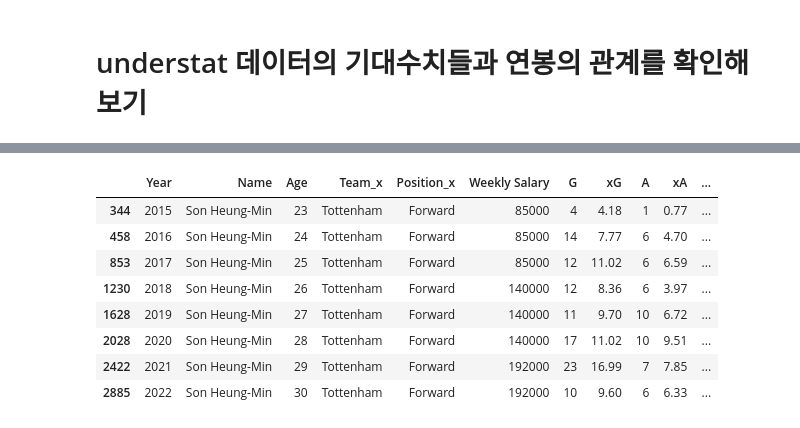
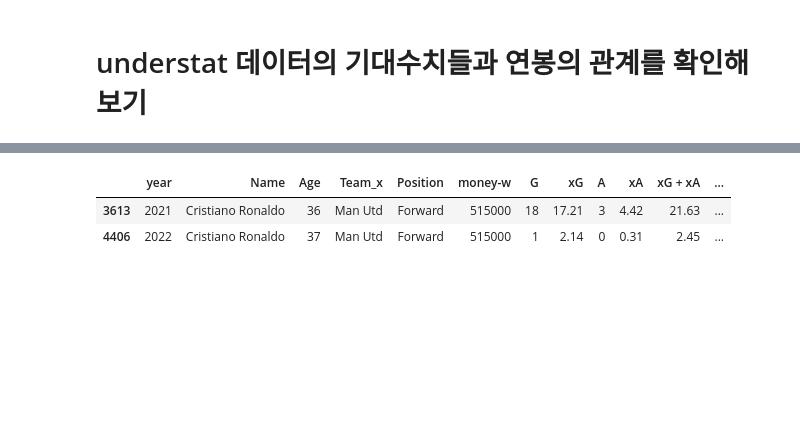
Before and after one commit to LEEINSEO-0118/EPL_EDA_Project, a Jupyter notebook: stat_salary.ipynb, the cells around one changed output, grey strips where cells are left out. Drawn from its saved outputs; the diff is of its cells as text; code cells hidden in the pictures; blank space fills up the shorter version.

```diff
--- a/stat_salary.ipynb
+++ b/stat_salary.ipynb
@@ -71,6 +75,6 @@ memory usage: 265.1+ KB
 # %%
 # 데이터가 players에 없거나 salary에 없는 경우가 있기에 그런 경우를 제외하기 위해 inner join
-player_salary = pd.merge(players, salary, left_on = ['Name', 'Year'], right_on = ['Name', 'year'], how = 'inner')
+player_salary = pd.merge(players, salary, left_on = ['Name', 'year'], right_on = ['Name', 'year'], how = 'inner')
 player_salary.info()
 # %% [output]
 <class 'pandas.core.frame.DataFrame'>
@@ -95,5 +98,5 @@ memory usage: 337.1+ KB
 # %%
 # 선수 기본 정보와 연봉 데이터만 가지도록 수정
-player_salary = player_salary[['Year', 'Name', 'Age', 'Team_x', 'Position_x', 'Weekly Salary']]
+player_salary = player_salary[['year', 'Name', 'Age', 'Team', 'Position', 'money-w']]
 player_salary.head()
 # %% [output]
@@ -174,6 +176,6 @@ plt.show()
 # understat 데이터의 기대수치들과 연봉의 관계를 확인해보기
 # %%
 # understat 데이터와 연봉과의 관계성
-understat = pd.read_csv('./data/new/understat_all.csv')
+understat = pd.read_csv('./data/new/understat_all0.csv')
 understat.head()
 # %% [output]
@@ -191,4 +193,5 @@ Index(['Year', 'Name', 'Age', 'Team_x', 'Position_x', 'Weekly Salary'], dtype='o
 # %%
-salary_understat = pd.merge(salary_df, understat, left_on = ['Name', 'Year'], right_on = ['Player', 'year'], how = 'inner')
-salary_understat.columns
+salary_understat = pd.merge(player_salary, understat, left_on = ['Name', 'year'], right_on = ['Name', 'year']
+                            , how = 'inner')
+print(salary_understat.info())
 # %% [output]
@@ -214,14 +229,8 @@ salary_understat.describe()
 # %%
-salary_understat[salary_understat['Name'] == 'Son Heung-Min'][['Year', 'Name', 'Age', 'Team_x', 'Position_x',
-                                                           'Weekly Salary', 'G', 'xG', 'A', 'xA', 'xG + xA',
+salary_understat[salary_understat['Name'] == 'Cristiano Ronaldo'][['year', 'Name', 'Age', 'Team_x', 'Position',
+                                                           'money-w', 'G', 'xG', 'A', 'xA', 'xG + xA',
                                                            'xGBuildup']]
 # %% [output]
-|  | Year | Name | Age | Team_x | Position_x | Weekly Salary | G | xG | A | xA | ... |
-| 344 | 2015 | Son Heung-Min | 23 | Tottenham | Forward | 85000 | 4 | 4.18 | 1 | 0.77 | ... |
-| 458 | 2016 | Son Heung-Min | 24 | Tottenham | Forward | 85000 | 14 | 7.77 | 6 | 4.70 | ... |
-| 853 | 2017 | Son Heung-Min | 25 | Tottenham | Forward | 85000 | 12 | 11.02 | 6 | 6.59 | ... |
-| 1230 | 2018 | Son Heung-Min | 26 | Tottenham | Forward | 140000 | 12 | 8.36 | 6 | 3.97 | ... |
-| 1628 | 2019 | Son Heung-Min | 27 | Tottenham | Forward | 140000 | 11 | 9.70 | 10 | 6.72 | ... |
-| 2028 | 2020 | Son Heung-Min | 28 | Tottenham | Forward | 140000 | 17 | 11.02 | 10 | 9.51 | ... |
-| 2422 | 2021 | Son Heung-Min | 29 | Tottenham | Forward | 192000 | 23 | 16.99 | 7 | 7.85 | ... |
-| 2885 | 2022 | Son Heung-Min | 30 | Tottenham | Forward | 192000 | 10 | 9.60 | 6 | 6.33 | ... |
+|  | year | Name | Age | Team_x | Position | money-w | G | xG | A | xA | xG + xA | ... |
+| 3613 | 2021 | Cristiano Ronaldo | 36 | Man Utd | Forward | 515000 | 18 | 17.21 | 3 | 4.42 | 21.63 | ... |
+| 4406 | 2022 | Cristiano Ronaldo | 37 | Man Utd | Forward | 515000 | 1 | 2.14 | 0 | 0.31 | 2.45 | ... |
```
Also changed, not shown: parts of 18 cells of this notebook, 13 other files.
